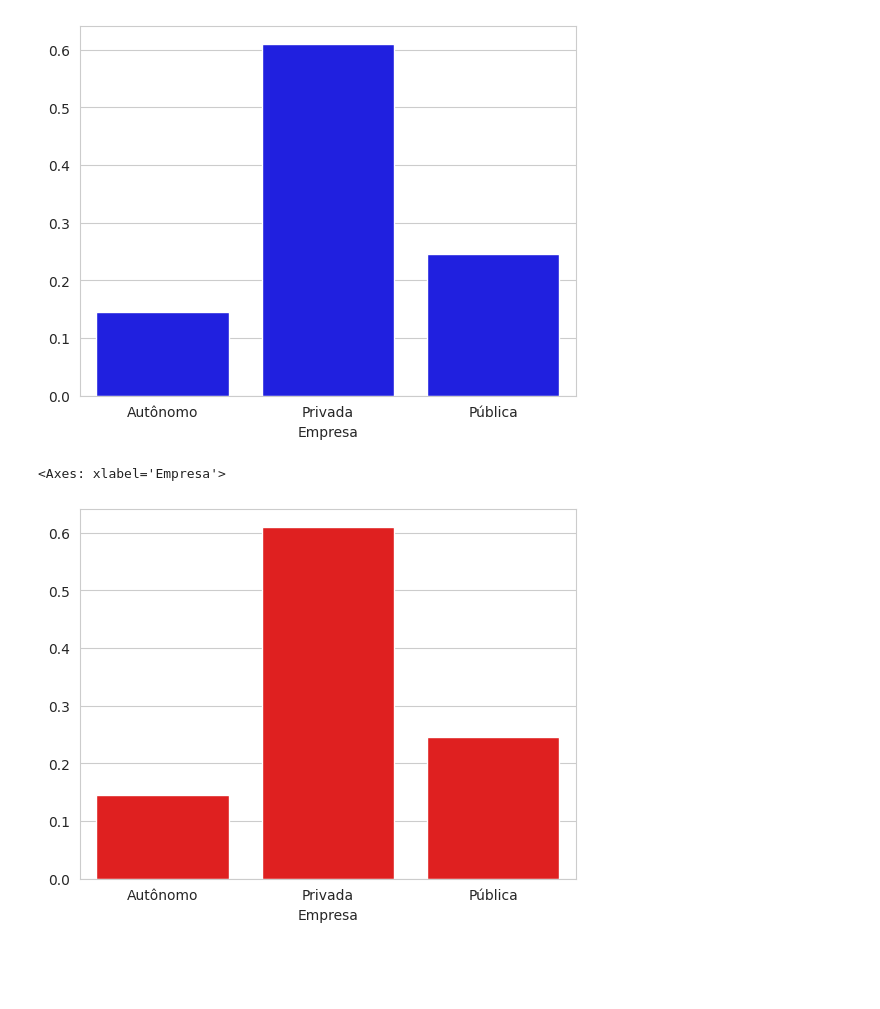
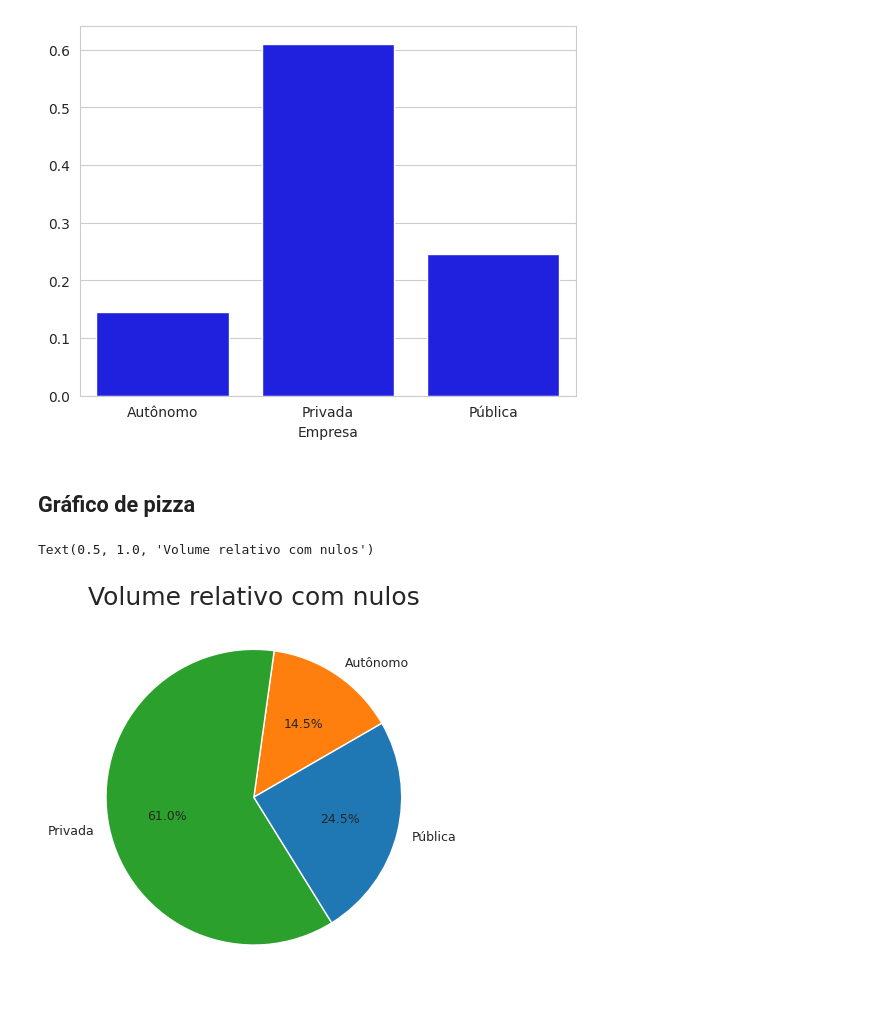
Before and after one commit to David-Castanheira/aula-analise-exploratoria-dados, a Jupyter notebook: aula_analise_exploratoria_dados.ipynb, the cells around one changed output. Drawn from its saved outputs; the diff is of its cells as text; code cells hidden in the pictures; blank space fills up the shorter version.

Commit message:
Gerando gráficos de pizza e introdução à medidas de posição e dispersão

```diff
--- a/aula_analise_exploratoria_dados.ipynb
+++ b/aula_analise_exploratoria_dados.ipynb
@@ -534,27 +534,60 @@ sns.barplot(x = category_counts.index, y = category_counts.values, color = 'blue
 # %% [output]
 <Axes: xlabel='Empresa'>
 [figure]
+# %% [markdown]
+## Gráfico de pizza
 # %%
 # Cria uma visualização para a variável categórica nominal "empresa"
-sns.set_style('whitegrid')
+sns.set_style('darkgrid')
 
 # Cria uma nova figura e um conjunto de eixos (subplot) que podem ser utilizados para construir um gráficos posteriormente
 fig, ax = plt.subplots()
 
 # - value_count() conta o conta o número de ocorrências de cada valor único na coluna
 # - Os parâmetros normalize=False e dropna=False indicam que não queremos normalizar os valores (isto é, não queremos expressar os resultados como porcentagens)
 #   e não queremos eliminar os valores ausentes (NaN), respectivamente.
 # - sort_index(): Ordena os resultados por índice (os valores únicos da coluna 'Empresa').
-#   Isso é útil para garantir que os valores estejam organizados de forma ordenada antes de serem plotados em um gráfico, por exemplo.
-category_counts = dados['Empresa'].value_counts(normalize = True, dropna = False).sort_index()
+# - Isso é útil para garantir que os valores estejam organizados de forma ordenada antes de serem plotados em um gráfico, por exemplo.
+category_counts = dados['Empresa'].value_counts(normalize = False, dropna = False).sort_index()
 
-category_counts = category_counts.set_axis(labels = (category_counts.index.astype('string').fillna('NaN')), axis = 0)
-# labels=...: Este é um parâmetro do método set_axis(), que especifica os novos
-# rótulos que serão atribuídos ao eixo especificado.
-# axis=0: Isso especifica que estamos alterando os
-# rótulos do eixo dos índices. O valor 0 é usado para referenciar o eixo dos índices (rótulos de linha).
+# Criando uma paleta de cores
+# - sns.color_palette('husl', len(category_counts)): Aqui, estamos usando a função color_palette do Seaborn para gerar uma paleta de cores
+#  com base no sistema de cores HUSL (hue, saturation, lightness) para um número específico de cores.
+#  O número de cores é definido como o comprimento da série category_counts.
+#  Isso significa que estamos gerando uma paleta de cores com o mesmo número de cores únicas encontradas na série category_counts.
+# - if len(category_counts) > 10 else sns.color_palette(): verifica se o número de cores na paleta é maior que 10.
+#  Se for, a paleta de cores HUSL é gerada como explicado acima. Caso contrário, retorna a paleta de cores padrão do Seaborn.
+oldc = sns.color_palette('husl', len(category_counts)) if len(category_counts) > 10 else sns.color_palette()
 
-sns.barplot(x = category_counts.index, y = category_counts.values, color = 'red', ax = ax)
+# - np.argsort(...): A função argsort do NumPy retorna os índices que ordenariam o array especificado em ordem crescente.
+# - [:: -1]: Esse é um slicing de listas que inverte a ordem dos índices obtidos pelo argsort.
+#   Isso faz com que os índices estejam em ordem decrescente, o que significa que agora eles representam a classificação dos valores em ordem decrescente.
+valsort = np.argsort(category_counts.sort_index().values)[::-1]
+
+# - [oldc[i] for i in valsort]: usando uma list comprehension para criar uma nova lista newc.
+#   Iteramos sobre os índices ordenados em ordem decrescente (valsort) e usamos esses índices para acessar as cores correspondentes na lista oldc.
+#   Isso nos dá uma nova lista de cores (newc) ordenadas de acordo com as contagens da série category_counts, onde as cores mais frequentes vêm primeiro.
+newc = [oldc[i] for i in valsort]
+
+explode = np.zeros(len(category_counts))
+
+for i in np.arange(1, np.floor(len(category_counts)/2)+1):
+  explode[-int(i)]=np.round((np.floor(len(category_counts)/2)-i+1)*0.01,1)
+
+#criando grafico de pizza usando maltplot
+# category_counts: conjunto de dados que será representado no gráfico de pizza. Ele contém as contagens de cada categoria.
+# labels=category_counts.index: Define os rótulos das fatias do gráfico. Eles são extraídos dos índices da série category_counts, que são os valores únicos das categorias.
+# autopct='%1.1f%%': Esta é uma string de formatação que define como os valores numéricos serão formatados na visualização.
+#      Neste caso, '%1.1f%%' formata os valores como números decimais com uma casa decimal e adiciona um símbolo de percentagem.
+# startangle=: Define o ângulo inicial do gráfico de pizza. Ele determina a rotação inicial do gráfico, começando em x graus no sentido anti-horário a partir do eixo x.
+# explode=explode: Define o "explodir" (afastamento) das fatias do gráfico.
+#    O array explode contém os valores que determinam o quanto cada fatia deve ser afastada do centro do gráfico. Fatias com valores maiores em explode serão mais afastadas.
+# colors=newc: Define as cores das fatias do gráfico. A
+# textprops={'fontsize': 9}: Define as propriedades do texto que será exibido nas fatias do gráfico.
+# normalize=True: Determina se os valores dos dados serão normalizados para formar um gráfico de pizza completo. Se definido como True, a soma de todos os valores será 100%, produzindo um gráfico completo.
+
+ax.pie(category_counts, labels=category_counts.index, explode = explode, autopct='%1.1f%%', startangle = 30, textprops={'fontsize': 9}, colors=newc, normalize = True)
+ax.set_title('Volume relativo com nulos', fontsize = 18)
 # %% [output]
-<Axes: xlabel='Empresa'>
+Text(0.5, 1.0, 'Volume relativo com nulos')
-[figure, old version]
+[figure, new version]
```
Also changed, not shown: parts of 25 cells of this notebook.
